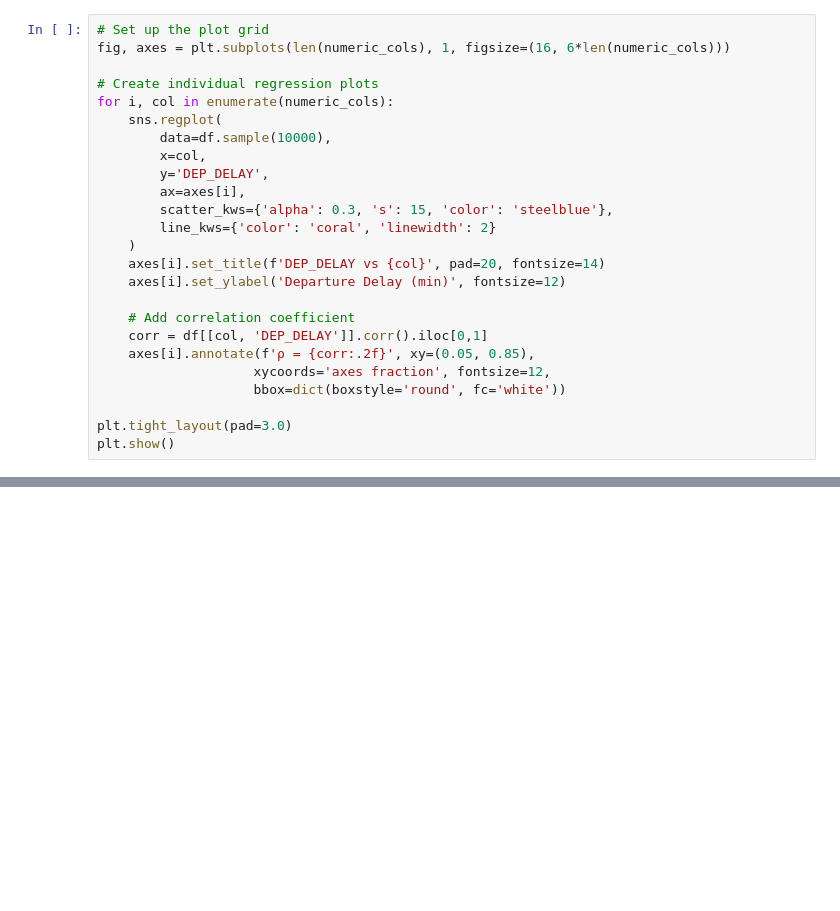
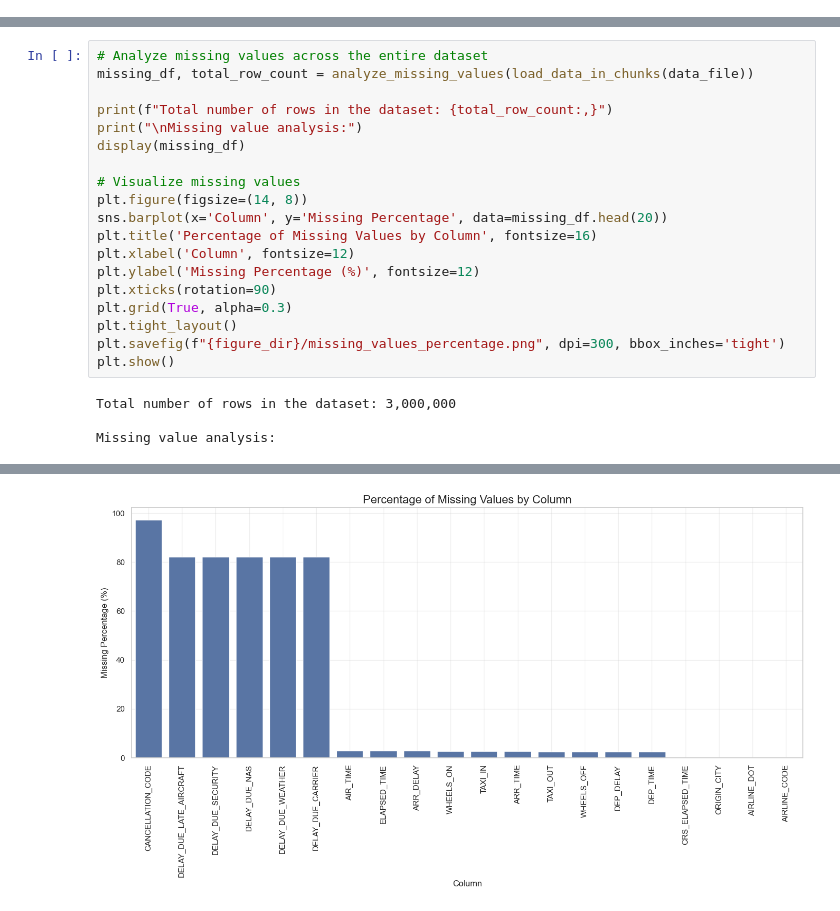
Before and after one commit to Suee18/Forecasting_Flights-DataScience, a Jupyter notebook: notebooks/exploratory/flight_delay_eda.ipynb, the cells around one changed output, grey strips where cells are left out. Drawn from its saved outputs; the diff is of its cells as text; blank space fills up the shorter version.

```diff
--- a/notebooks/exploratory/flight_delay_eda.ipynb
+++ b/notebooks/exploratory/flight_delay_eda.ipynb
@@ -506,25 +0,0 @@ plt.show()
-# %%
-# Set up the plot grid
-fig, axes = plt.subplots(len(numeric_cols), 1, figsize=(16, 6*len(numeric_cols)))
-
-# Create individual regression plots
-for i, col in enumerate(numeric_cols):
-    sns.regplot(
-        data=df.sample(10000),
-        x=col,
-        y='DEP_DELAY',
-        ax=axes[i],
-        scatter_kws={'alpha': 0.3, 's': 15, 'color': 'steelblue'},
-        line_kws={'color': 'coral', 'linewidth': 2}
-    )
-    axes[i].set_title(f'DEP_DELAY vs {col}', pad=20, fontsize=14)
-    axes[i].set_ylabel('Departure Delay (min)', fontsize=12)
-
-    # Add correlation coefficient
-    corr = df[[col, 'DEP_DELAY']].corr().iloc[0,1]
-    axes[i].annotate(f'ρ = {corr:.2f}', xy=(0.05, 0.85),
-                    xycoords='axes fraction', fontsize=12,
-                    bbox=dict(boxstyle='round', fc='white'))
-
-plt.tight_layout(pad=3.0)
-plt.show()
@@ -551,0 +242,23 @@ Report saved to /content/reports/documents/flight_delay_eda_summary.md
+# %%
+# Analyze missing values across the entire dataset
+missing_df, total_row_count = analyze_missing_values(load_data_in_chunks(data_file))
+
+print(f"Total number of rows in the dataset: {total_row_count:,}")
+print("\nMissing value analysis:")
+display(missing_df)
+
+# Visualize missing values
+plt.figure(figsize=(14, 8))
+sns.barplot(x='Column', y='Missing Percentage', data=missing_df.head(20))
+plt.title('Percentage of Missing Values by Column', fontsize=16)
+plt.xlabel('Column', fontsize=12)
+plt.ylabel('Missing Percentage (%)', fontsize=12)
+plt.xticks(rotation=90)
+plt.grid(True, alpha=0.3)
+plt.tight_layout()
+plt.savefig(f"{figure_dir}/missing_values_percentage.png", dpi=300, bbox_inches='tight')
+plt.show()
+# %% [output]
+Total number of rows in the dataset: 3,000,000
+
+Missing value analysis:
@@ -551,0 +282 @@ Report saved to /content/reports/documents/flight_delay_eda_summary.md
+[figure, added]
```
Also changed, not shown: parts of 67 cells of this notebook, 36 other files.
